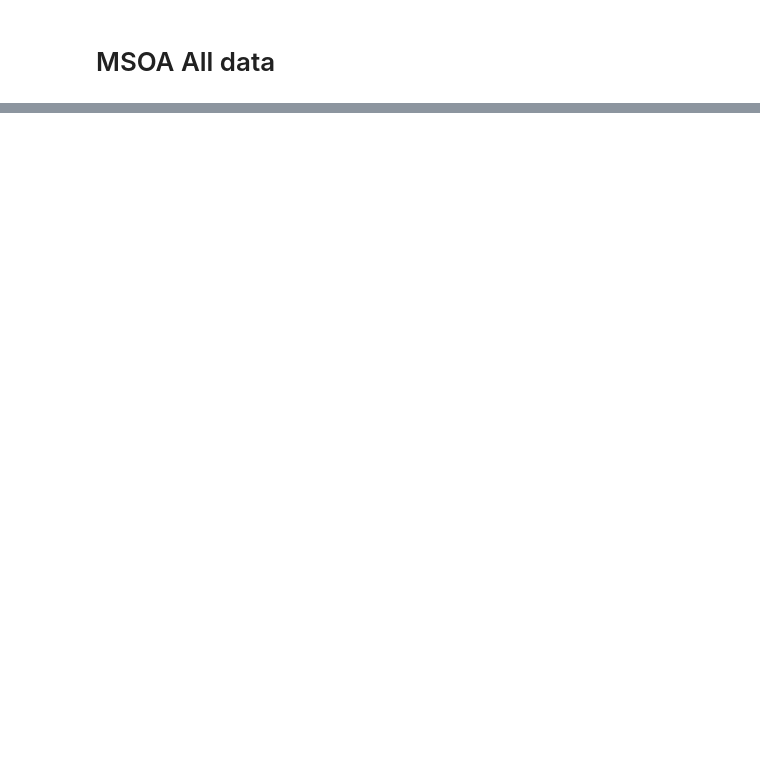
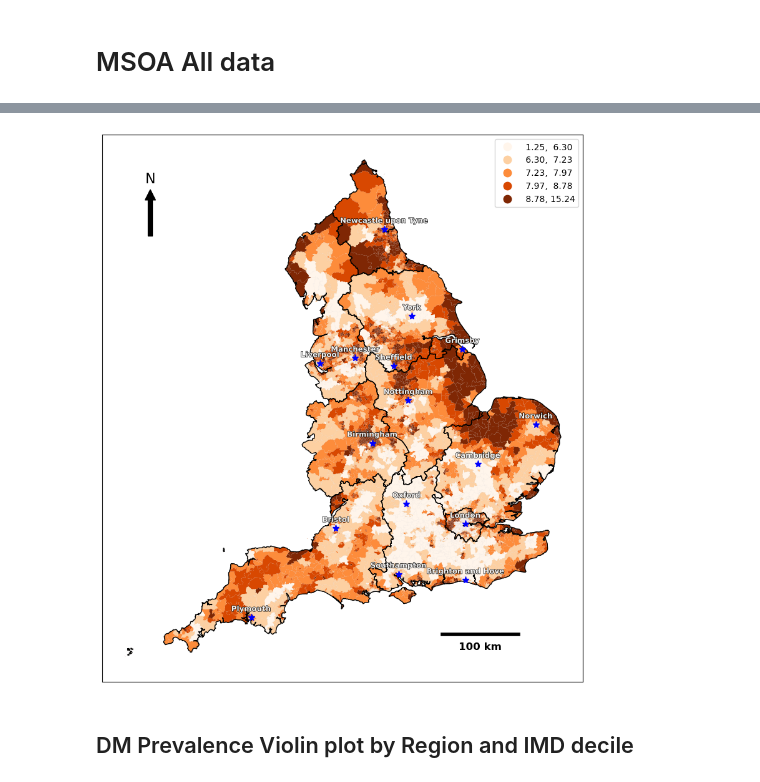
Before and after one commit to ShengAric92/CASA0010-Dissertation, a Jupyter notebook: main_code/main_datageoplot.ipynb, the cells around one changed output, grey strips where cells are left out. Cells and saved outputs as stored; diff of their text form; code cells hidden in the pictures; blank space fills up the shorter version.

```diff
--- a/main_code/main_datageoplot.ipynb
+++ b/main_code/main_datageoplot.ipynb
@@ -151,4 +151,11 @@ Vardata_url = "/Users/shengaric/Desktop/CASA0010 Dissertation/MSOA_data/All_msoa
 Vardata = pd.read_csv(Vardata_url)
 # %%
 Varshp = pd.merge(msoa_england_shp, Vardata, how='left', left_on='msoa11cd', right_on='MSOA11CD')
+# %%
+# adding the selected city for notation
+city_shp = gpd.read_file("/Users/shengaric/Desktop/CASA0010 Dissertation/MSOA_data/shapefile/City/Major_Towns_and_Cities_Dec_2015_Boundaries_V2_2022_6499499175450461948/TCITY_2015_EW_BGG_V2.shp")
+selected_city = ['London', 'Oxford', 'Cambridge', 'Norwich', 'Plymouth', 'Southampton','Brighton and Hove',
+                 'Bristol', 'Birmingham', 'Nottingham', 'Sheffield', 'Liverpool', 'Manchester', 'York',
+                 'Newcastle upon Tyne', 'Grimsby']
+city_shp = city_shp[city_shp.TCITY15NM.isin(selected_city)]
 # %% [markdown]
@@ -306,0 +163,71 @@ plt.show()
+# %%
+import geopandas as gpd
+import matplotlib.pyplot as plt
+import matplotlib.patheffects as path_effects
+
+msoa_gdf = msoa_england_shp
+region_gdf = eng_region
+shp_data = Varshp
+
+fig, ax = plt.subplots(figsize=(8, 12))
+
+# plot Region boundary
+region_gdf.boundary.plot(color='black', linewidth=1, alpha=1, ax=ax)
+# plot MSOA boundary
+msoa_gdf.boundary.plot(color='gray', linewidth=0.1, alpha=0.1, ax=ax)
+
+
+# plot the DM prevalence for MSOA
+shp_data.plot(column='DMprev', scheme='quantiles', k=5,
+              cmap='Oranges', legend=True, ax=ax)
+
+
+# add city notation
+city_shp.plot(ax=ax, alpha=0)
+# plot the city
+for idx, row in city_shp.iterrows():
+    # get the location for each city
+    x, y = row.geometry.centroid.x, row.geometry.centroid.y
+    # plot the city location with star marker
+    ax.plot(x, y, marker='*', color='blue', markersize=8)
+
+    # plot the name of each city with clear white path effect for visualization
+    text = ax.text(x, y+6000, row['TCITY15NM'], fontsize=8.5, color='white', fontweight='bold', alpha=0.9,
+                   ha='center', va='bottom')
+    text.set_path_effects([path_effects.Stroke(linewidth=1, foreground='black', alpha=0.9),
+                           path_effects.Normal()])
+
+
+# add north arrow
+def addNarrow(ax, x=0.1, y=0.9, arrow_length=0.085):
+    ax.annotate('N', xy=(x, y), xytext=(x, y + 0.02),
+                fontsize=16, xycoords='axes fraction',
+                ha='center', va='center')
+
+    ax.annotate('', xy=(x, y), xytext=(x, y - 0.085),
+                arrowprops=dict(facecolor='black', width=5, headwidth=12),
+                fontsize=12, xycoords='axes fraction',
+                ha='center', va='center')
+
+addNarrow(ax)
+
+# add scalebar
+x1, y1 = 500000, 35000
+x2, y2 = 600000, 35000
+
+ax.plot([x1, x2], [y1, y2], color='black', lw=4)
+ax.text((x1 + x2) / 2, y1 - 10000, '100 km',
+        ha='center', va='top', fontsize=12, fontweight='bold')
+
+
+# remove axis
+# ax.axis('off')
+# remove axis params
+ax.tick_params(left=False, bottom=False, labelleft=False, labelbottom=False)
+
+plt.tight_layout()
+plt.show()
+# %% [output]
+[figure, added]
+# %% [markdown]
+## DM Prevalence Violin plot by Region and IMD decile
```
Also changed, not shown: parts of 12 cells of this notebook, 10 other files.
